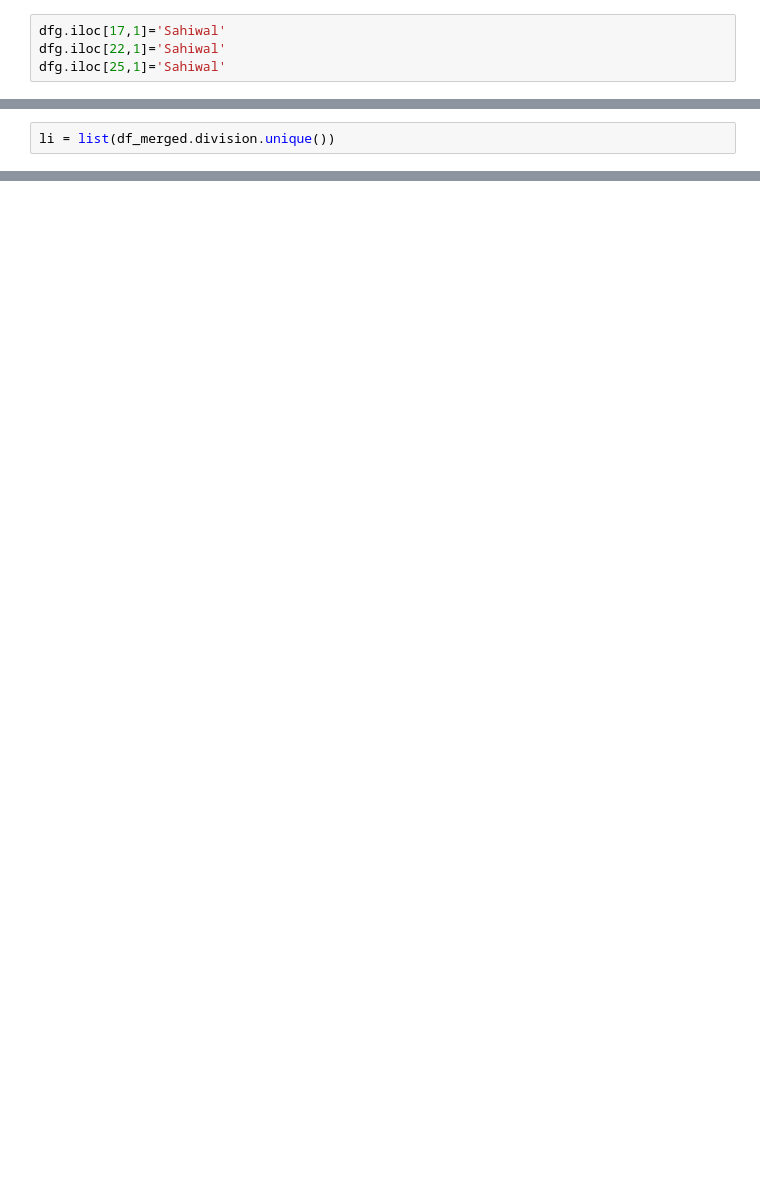
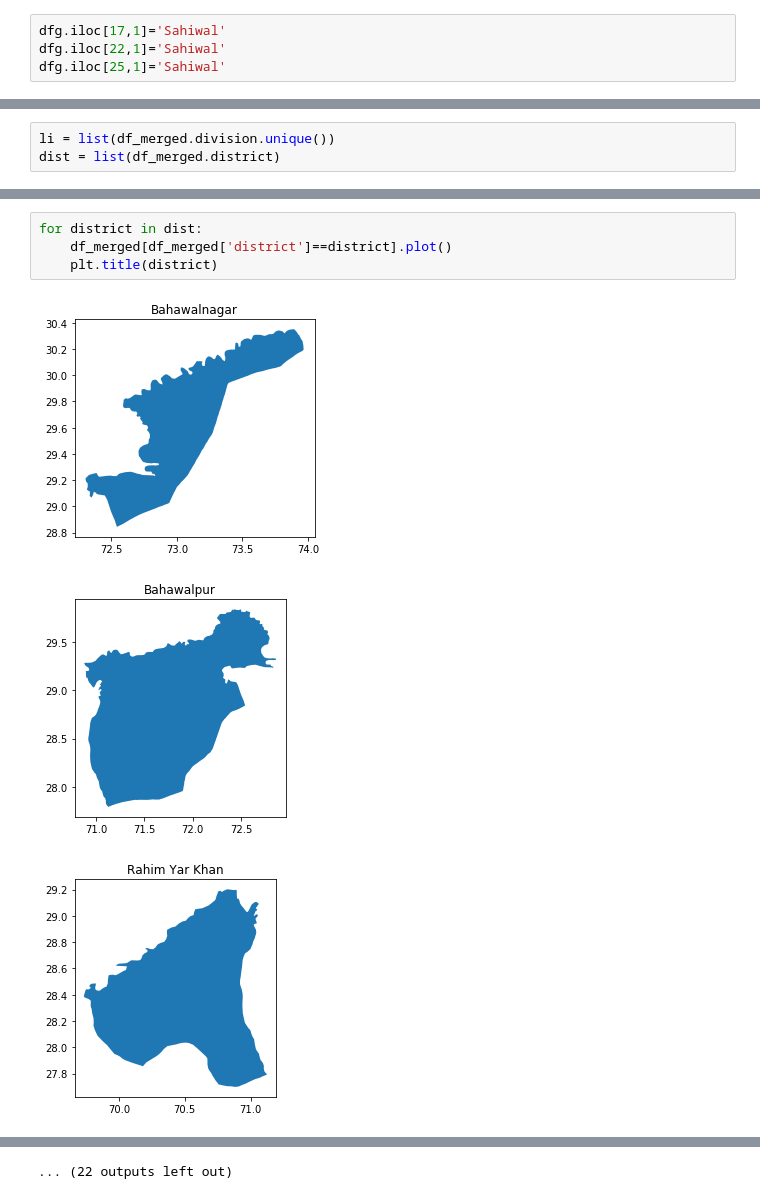
Before and after one commit to ahsan566/Rescue1122, a Jupyter notebook: data.ipynb, the cells around one changed output, grey strips where cells are left out. Drawn from its saved outputs; the diff is of its cells as text; blank space fills up the shorter version.

```diff
--- a/data.ipynb
+++ b/data.ipynb
@@ -284,5 +269,6 @@ df_merged.to_csv('punjab_districts(area_pop_den).csv',index=False)
 # %%
 li = list(df_merged.division.unique())
+dist = list(df_merged.district)
 # %%
 for division in li:
     df_merged[df_merged['division']==division].plot()
@@ -299,0 +291,8 @@ for division in li:
+# %%
+for district in dist:
+    df_merged[df_merged['district']==district].plot()
+    plt.title(district)
+# %% [output]
+[figure, added]
+[figure, added]
+[figure, added]
@@ -299,0 +308 @@ for division in li:
+... (22 outputs left out)
```
Also changed, not shown: parts of 22 cells of this notebook, 5 other files.
